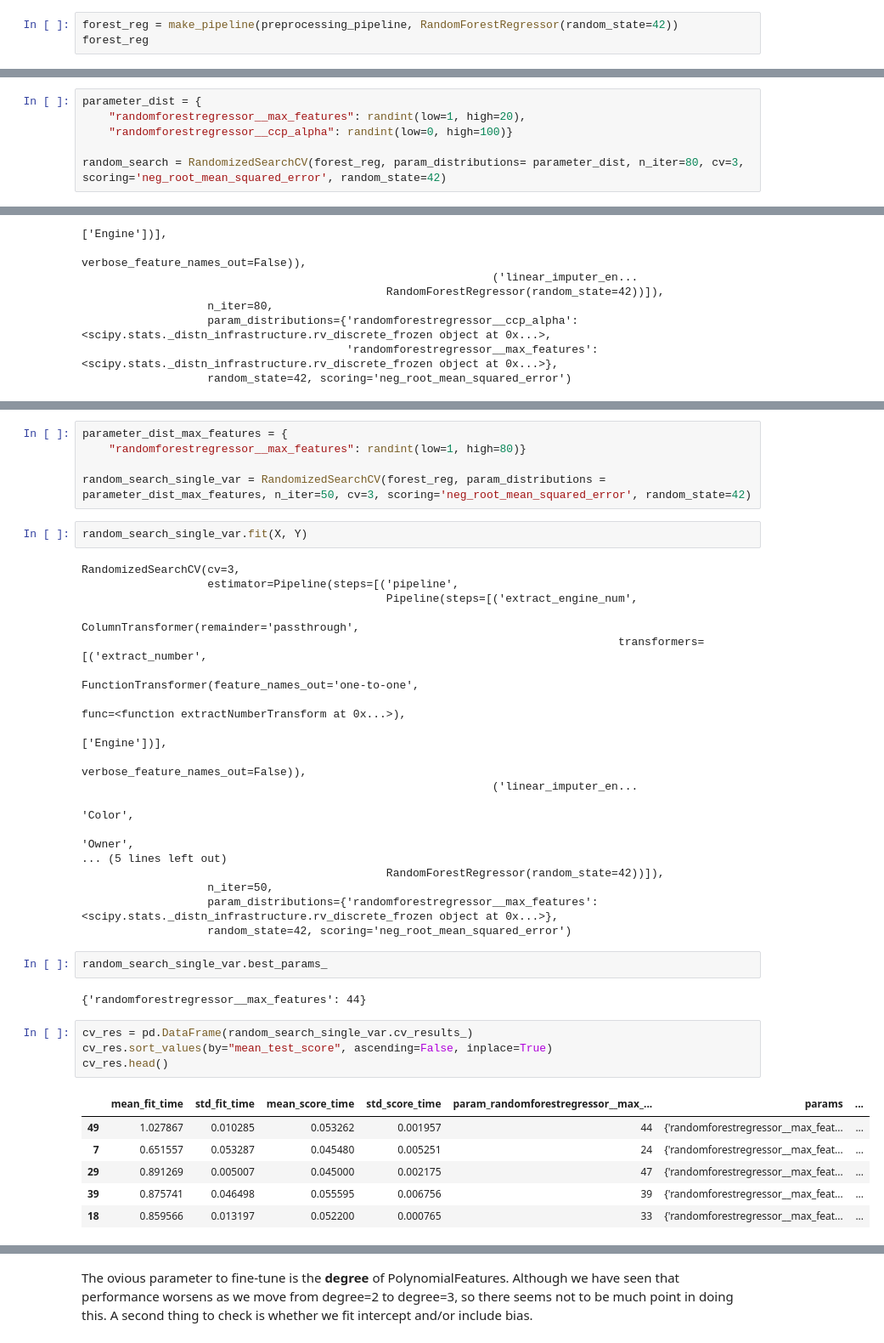
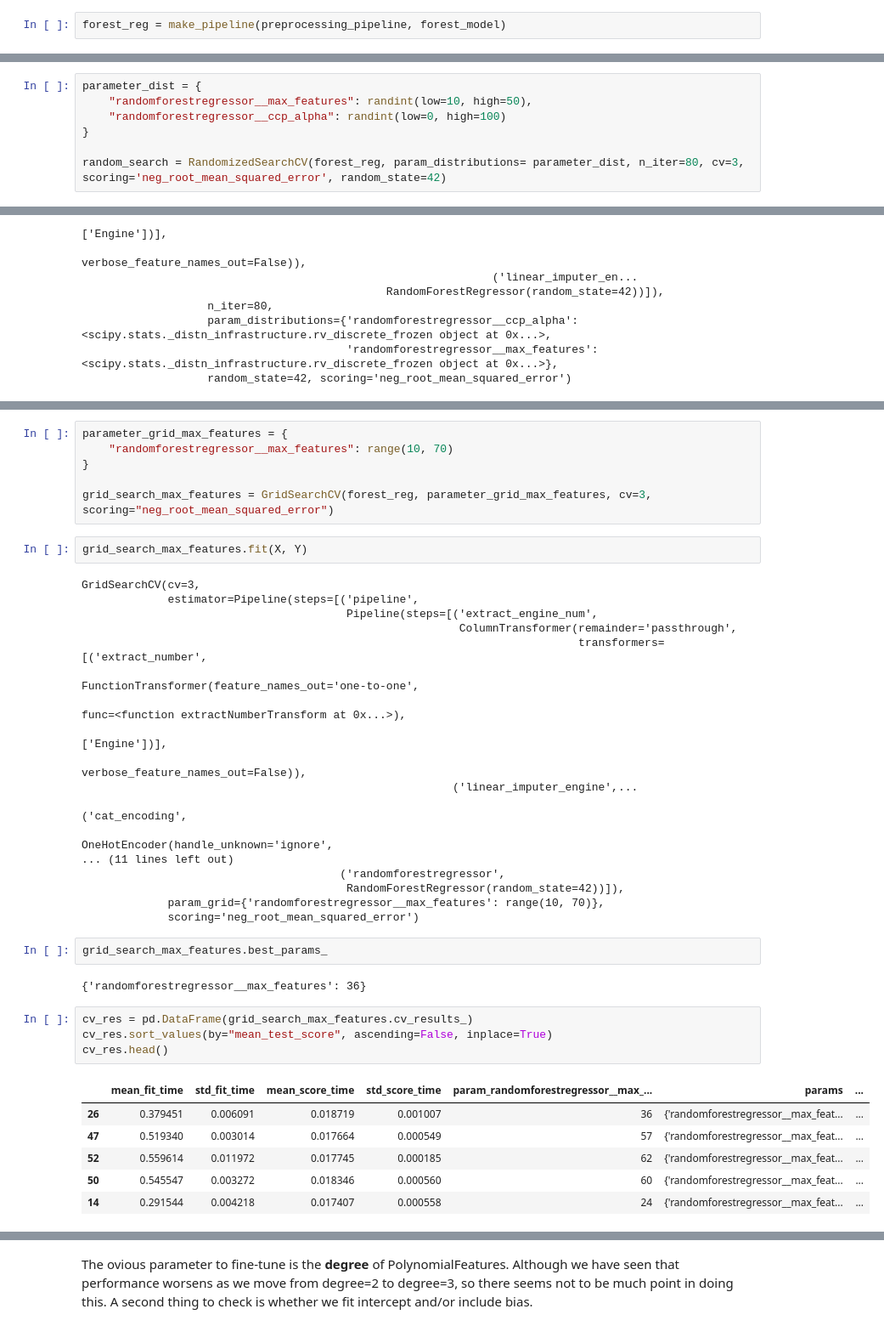
Before and after one commit to giacomomolinari/used-car-price-predictor, a Jupyter notebook: notebooks/modelling.ipynb, the cells around one changed output, grey strips where cells are left out. Shown at 85% size. Saved outputs shown, nothing was run; the diff lists cells and outputs as text.

```diff
--- a/notebooks/modelling.ipynb
+++ b/notebooks/modelling.ipynb
@@ -1521,3 +1689,2 @@ The best-performing models among the candidates above seem to be **Random Forest
 # %%
-forest_reg = make_pipeline(preprocessing_pipeline, RandomForestRegressor(random_state=42))
-forest_reg
+forest_reg = make_pipeline(preprocessing_pipeline, forest_model)
@@ -1543,8 +1692,9 @@ Pipeline(steps=[('pipeline',
 I will use Randomized Search to explore the hyperparameter space in order to fine-tune the model. Since it looked like the RandomForest regressor was still overfitting the training data, one parameter to explore is **ccp_alpha**, which regulates the pruning of trees to reduce their complexity. Another natural choice for a parameter to explore is the **max_features** parameter of the RandomForest
 # %%
 parameter_dist = {
-    "randomforestregressor__max_features": randint(low=1, high=20),
-    "randomforestregressor__ccp_alpha": randint(low=0, high=100)}
+    "randomforestregressor__max_features": randint(low=10, high=50),
+    "randomforestregressor__ccp_alpha": randint(low=0, high=100)
+}
 
 random_search = RandomizedSearchCV(forest_reg, param_distributions= parameter_dist, n_iter=80, cv=3, scoring='neg_root_mean_squared_error', random_state=42)
 # %%
@@ -1586,41 +1745,42 @@ It looks like the score changes by very little as we change these parameters. In
 # %%
-parameter_dist_max_features = {
-    "randomforestregressor__max_features": randint(low=1, high=80)}
+parameter_grid_max_features = {
+    "randomforestregressor__max_features": range(10, 70)
+}
 
-random_search_single_var = RandomizedSearchCV(forest_reg, param_distributions = parameter_dist_max_features, n_iter=50, cv=3, scoring='neg_root_mean_squared_error', random_state=42)
+grid_search_max_features = GridSearchCV(forest_reg, parameter_grid_max_features, cv=3, scoring="neg_root_mean_squared_error")
 # %%
-random_search_single_var.fit(X, Y)
+grid_search_max_features.fit(X, Y)
 # %% [output]
-RandomizedSearchCV(cv=3,
-                   estimator=Pipeline(steps=[('pipeline',
-                                              Pipeline(steps=[('extract_engine_num',
-                                                               ColumnTransformer(remainder='passthrough',
-                                                                                 transformers=[('extract_number',
-                                                                                                FunctionTransformer(feature_names_out='one-to-one',
-                                                                                                                    func=<function extractNumberTransform at 0x...>),
-                                                                                                ['Engine'])],
-                                                                                 verbose_feature_names_out=False)),
-                                                              ('linear_imputer_en...
-                                                                                                 'Color',
-                                                                                                 'Owner',
-... (5 lines left out)
-                                              RandomForestRegressor(random_state=42))]),
-                   n_iter=50,
-                   param_distributions={'randomforestregressor__max_features': <scipy.stats._distn_infrastructure.rv_discrete_frozen object at 0x...>},
-                   random_state=42, scoring='neg_root_mean_squared_error')
+GridSearchCV(cv=3,
+             estimator=Pipeline(steps=[('pipeline',
+                                        Pipeline(steps=[('extract_engine_num',
+                                                         ColumnTransformer(remainder='passthrough',
+                                                                           transformers=[('extract_number',
+                                                                                          FunctionTransformer(feature_names_out='one-to-one',
+                                                                                                              func=<function extractNumberTransform at 0x...>),
+                                                                                          ['Engine'])],
+                                                                           verbose_feature_names_out=False)),
+                                                        ('linear_imputer_engine',...
+                                                                                         ('cat_encoding',
+                                                                                          OneHotEncoder(handle_unknown='ignore',
+... (11 lines left out)
+                                       ('randomforestregressor',
+                                        RandomForestRegressor(random_state=42))]),
+             param_grid={'randomforestregressor__max_features': range(10, 70)},
+             scoring='neg_root_mean_squared_error')
 # %%
-random_search_single_var.best_params_
+grid_search_max_features.best_params_
 # %% [output]
-{'randomforestregressor__max_features': 44}
+{'randomforestregressor__max_features': 36}
 # %%
-cv_res = pd.DataFrame(random_search_single_var.cv_results_)
+cv_res = pd.DataFrame(grid_search_max_features.cv_results_)
 cv_res.sort_values(by="mean_test_score", ascending=False, inplace=True)
 cv_res.head()
 # %% [output]
 |  | mean_fit_time | std_fit_time | mean_score_time | std_score_time | param_randomforestregressor__max_... | params | ... |
-| 49 | 1.027867 | 0.010285 | 0.053262 | 0.001957 | 44 | {'randomforestregressor__max_feat... | ... |
-| 7 | 0.651557 | 0.053287 | 0.045480 | 0.005251 | 24 | {'randomforestregressor__max_feat... | ... |
-| 29 | 0.891269 | 0.005007 | 0.045000 | 0.002175 | 47 | {'randomforestregressor__max_feat... | ... |
-| 39 | 0.875741 | 0.046498 | 0.055595 | 0.006756 | 39 | {'randomforestregressor__max_feat... | ... |
-| 18 | 0.859566 | 0.013197 | 0.052200 | 0.000765 | 33 | {'randomforestregressor__max_feat... | ... |
+| 26 | 0.379451 | 0.006091 | 0.018719 | 0.001007 | 36 | {'randomforestregressor__max_feat... | ... |
+| 47 | 0.519340 | 0.003014 | 0.017664 | 0.000549 | 57 | {'randomforestregressor__max_feat... | ... |
+| 52 | 0.559614 | 0.011972 | 0.017745 | 0.000185 | 62 | {'randomforestregressor__max_feat... | ... |
+| 50 | 0.545547 | 0.003272 | 0.018346 | 0.000560 | 60 | {'randomforestregressor__max_feat... | ... |
+| 14 | 0.291544 | 0.004218 | 0.017407 | 0.000558 | 24 | {'randomforestregressor__max_feat... | ... |
 # %% [markdown]
```
Also changed, not shown: parts of 239 cells of this notebook, 1 other file.
